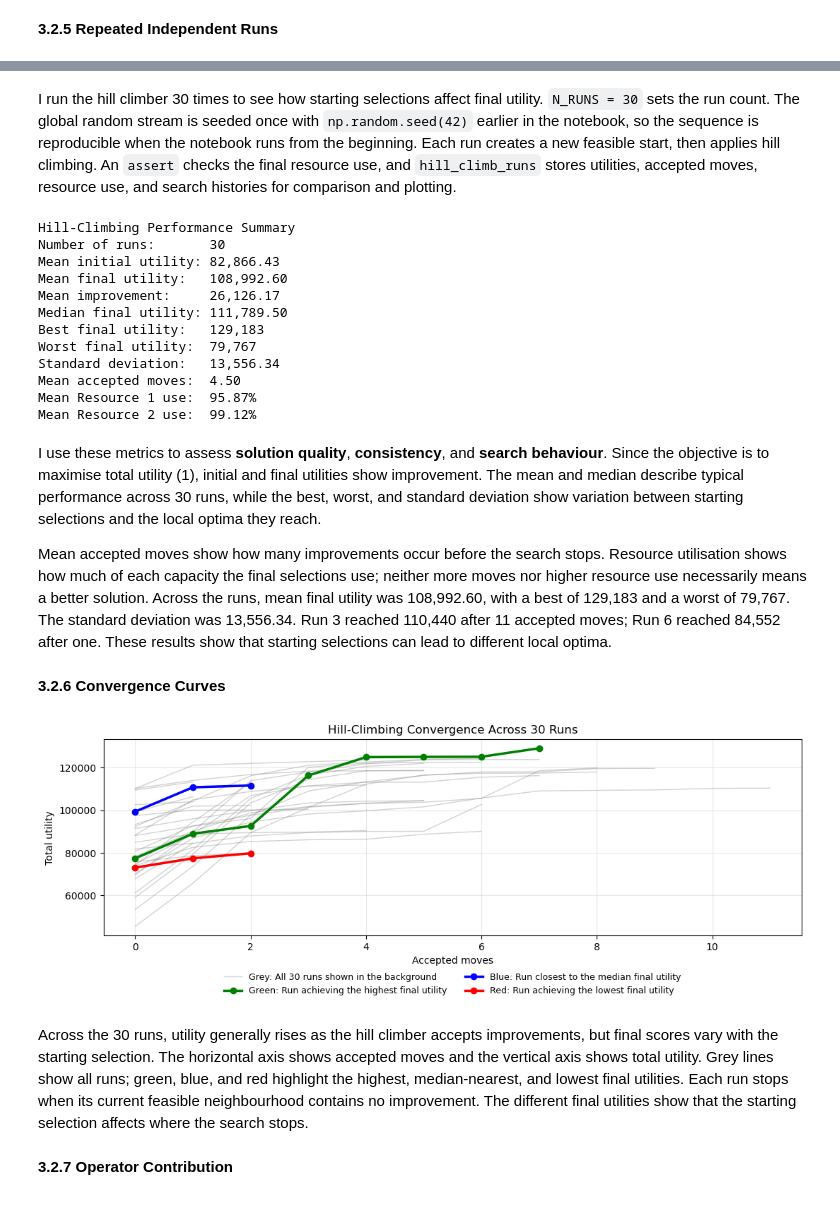
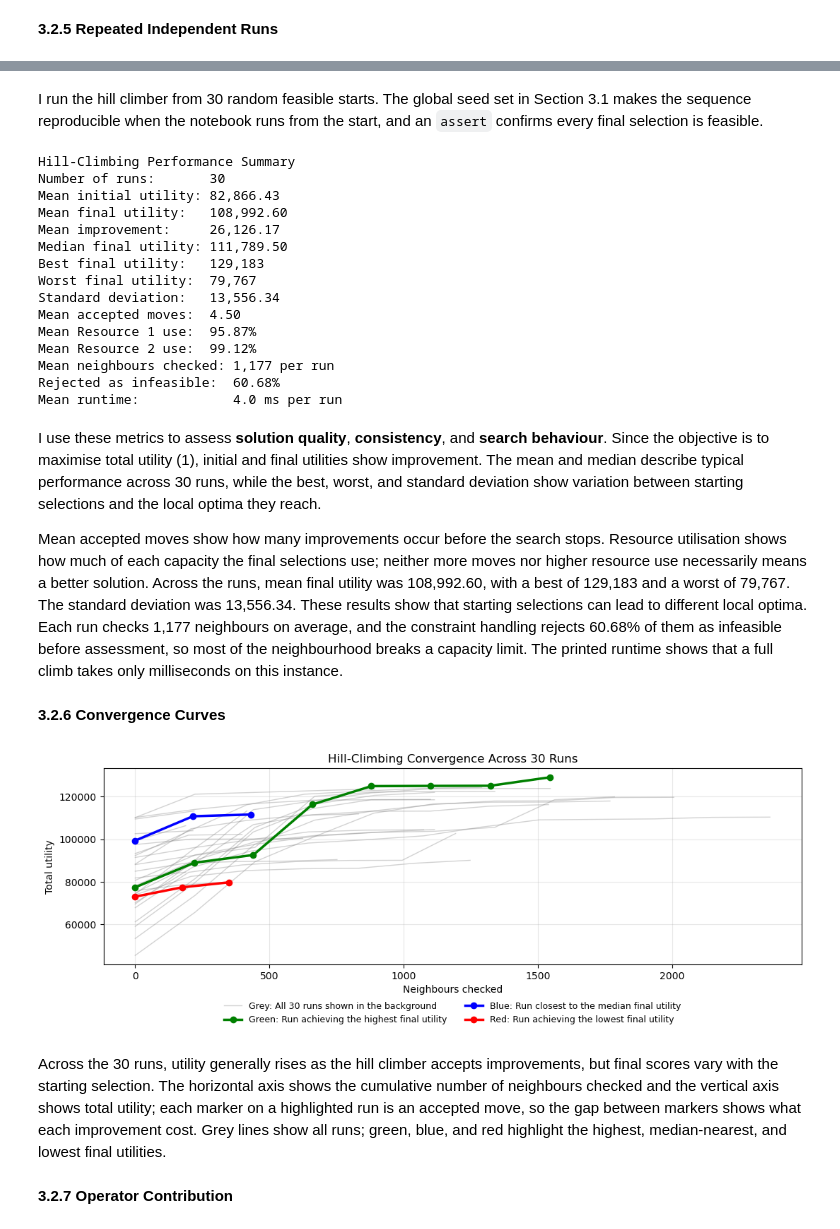
Before and after one commit to CuongMe/CSCU9YE-Artificial-Intelligence-30065980, a Jupyter notebook: 30065980_CSCU9YE_Assignment.ipynb, the cells around one changed output, grey strips where cells are left out. Drawn from its saved outputs; the diff is of its cells as text; code cells hidden in the pictures.

```diff
--- a/30065980_CSCU9YE_Assignment.ipynb
+++ b/30065980_CSCU9YE_Assignment.ipynb
@@ -463,10 +461,15 @@ def hill_climb(initial_solution, utilities, demands, capacities):
     utility_history = [utility]
     solution_history = [solution.copy()]
     accepted_moves = 0
+    counts = {"checked": 0, "rejected": 0, "history": [0]}
 
     while True:
 
-        neighbours = generate_feasible_neighbors(solution, demands, capacities)
+        neighbours = list(generate_feasible_neighbors(solution, demands, capacities))
+        selected = int(solution.sum())
+        checked = len(solution) + selected * (len(solution) - selected)  # all flips and swaps
+        counts["checked"] += checked
+        counts["rejected"] += checked - len(neighbours)
         candidate, candidate_utility, improved = assess_and_select(solution, neighbours, utilities)
 
         if not improved:
@@ -475,15 +478,16 @@ def hill_climb(initial_solution, utilities, demands, capacities):
         solution = candidate
         utility = candidate_utility
         accepted_moves += 1
+        counts["history"].append(counts["checked"])
         utility_history.append(utility)
         solution_history.append(solution.copy())
 
-    return solution, utility, accepted_moves, utility_history, solution_history
+    return solution, utility, accepted_moves, utility_history, solution_history, counts
 # %% [markdown]
 At each iteration, `hill_climb()` checks the full feasible neighbourhood and accepts its highest-utility improvement. With 28 models, there are at most 28 bit flips and 196 swaps, so checking up to 224 candidates per iteration is manageable. First-improvement search would stop sooner, but its choice can depend on candidate order and may give a smaller gain. A local optimum in this neighbourhood may still fall short of the global optimum. Because capacities are hard limits, I reject infeasible neighbours before assessment; a penalty would require a chosen weight and could still rank infeasible solutions. The search stops when no feasible neighbour improves utility.
 # %%
 result = hill_climb(initial_solution, p1, R1, b1)
-final_solution, final_utility, accepted_moves, utility_history, solution_history = result
+final_solution, final_utility, accepted_moves, utility_history, solution_history, _ = result
 final_usage = R1 @ final_solution
 
 print("Initial utility:", utility_history[0])
@@ -519,7 +523,9 @@ hill_climb_runs = []
 for run in range(N_RUNS):
     initial = random_feasible_start(p1, R1, b1)
 
-    solution, utility, moves, utility_history, solution_history = hill_climb(initial, p1, R1, b1)
+    start_time = time.perf_counter()
+    solution, utility, moves, utility_history, solution_history, counts = hill_climb(initial, p1, R1, b1)
+    runtime = time.perf_counter() - start_time
 
     resource_usage = R1 @ solution
     assert np.all(resource_usage <= b1 + FEASIBILITY_TOL)
@@ -531,7 +537,11 @@ for run in range(N_RUNS):
         "accepted_moves": moves,
         "resource_usage": resource_usage,
         "utility_history": utility_history,
-        "solution_history": solution_history
+        "solution_history": solution_history,
+        "neighbours_checked": counts["checked"],
+        "neighbours_rejected": counts["rejected"],
+        "checked_history": counts["history"],
+        "runtime_s": runtime,
     })
 
     print(f"Run {run + 1}: {utility_history[0]:.0f} → {utility:.0f}, {moves} moves")
@@ -554,12 +564,15 @@ Run 28: 75789 → 79767, 2 moves
 Run 29: 102292 → 102292, 0 moves
 Run 30: 102647 → 104037, 1 moves
 # %% [markdown]
-I run the hill climber 30 times to see how starting selections affect final utility. `N_RUNS = 30` sets the run count. The global random stream is seeded once with `np.random.seed(42)` earlier in the notebook, so the sequence is reproducible when the notebook runs from the beginning. Each run creates a new feasible start, then applies hill climbing. An `assert` checks the final resource use, and `hill_climb_runs` stores utilities, accepted moves, resource use, and search histories for comparison and plotting.
+I run the hill climber from 30 random feasible starts. The global seed set in Section 3.1 makes the sequence reproducible when the notebook runs from the start, and an `assert` confirms every final selection is feasible.
 # %%
 initial_utilities = np.array([run["initial_utility"] for run in hill_climb_runs])
 final_utilities = np.array([run["final_utility"] for run in hill_climb_runs])
 moves = np.array([run["accepted_moves"] for run in hill_climb_runs])
 resource_usage = np.array([run["resource_usage"] for run in hill_climb_runs])
+checked = np.array([run["neighbours_checked"] for run in hill_climb_runs])
+rejected = np.array([run["neighbours_rejected"] for run in hill_climb_runs])
+runtimes = np.array([run["runtime_s"] for run in hill_climb_runs])
 
 print("Hill-Climbing Performance Summary")
 print(f"Number of runs:       {N_RUNS}")
@@ -579,6 +592,11 @@ print(f"Standard deviation:   {final_utilities.std(ddof=1):,.2f}")
 print(f"Mean accepted moves:  {moves.mean():.2f}")
 print(f"Mean Resource 1 use:  {100 * np.mean(resource_usage[:, 0] / b1[0]):.2f}%")
 print(f"Mean Resource 2 use:  {100 * np.mean(resource_usage[:, 1] / b1[1]):.2f}%")
+
+# Cost and constraint handling: neighbours checked, share rejected as infeasible, runtime
+print(f"Mean neighbours checked: {checked.mean():,.0f} per run")
+print(f"Rejected as infeasible:  {100 * rejected.sum() / checked.sum():.2f}%")
+print(f"Mean runtime:            {1000 * runtimes.mean():.1f} ms per run")
 # %% [output]
 Hill-Climbing Performance Summary
 Number of runs:       30
@@ -592,45 +610,48 @@ Standard deviation:   13,556.34
 Mean accepted moves:  4.50
 Mean Resource 1 use:  95.87%
 Mean Resource 2 use:  99.12%
+Mean neighbours checked: 1,177 per run
+Rejected as infeasible:  60.68%
+Mean runtime:            4.0 ms per run
 # %% [markdown]
 I use these metrics to assess **solution quality**, **consistency**, and **search behaviour**. Since the objective is to maximise total utility (1), initial and final utilities show improvement. The mean and median describe typical performance across 30 runs, while the best, worst, and standard deviation show variation between starting selections and the local optima they reach.
 
-Mean accepted moves show how many improvements occur before the search stops. Resource utilisation shows how much of each capacity the final selections use; neither more moves nor higher resource use necessarily means a better solution. Across the runs, mean final utility was 108,992.60, with a best of 129,183 and a worst of 79,767. The standard deviation was 13,556.34. Run 3 reached 110,440 after 11 accepted moves; Run 6 reached 84,552 after one. These results show that starting selections can lead to different local optima.
+Mean accepted moves show how many improvements occur before the search stops. Resource utilisation shows how much of each capacity the final selections use; neither more moves nor higher resource use necessarily means a better solution. Across the runs, mean final utility was 108,992.60, with a best of 129,183 and a worst of 79,767. The standard deviation was 13,556.34. These results show that starting selections can lead to different local optima. Each run checks 1,177 neighbours on average, and the constraint handling rejects 60.68% of them as infeasible before assessment, so most of the neighbourhood breaks a capacity limit. The printed runtime shows that a full climb takes only milliseconds on this instance.
 # %% [markdown]
 **3.2.6 Convergence Curves**
 # %%
 finals = np.array([run["final_utility"] for run in hill_climb_runs])
 best = int(np.argmax(finals))
 worst = int(np.argmin(finals))
 median = int(np.argmin(np.abs(finals - np.median(finals))))
 
 fig, ax = plt.subplots(figsize=(11, 5.5))
 
 for run_index, run in enumerate(hill_climb_runs):
-    history = run["utility_history"]
+    history, checked = run["utility_history"], run["checked_history"]
     label = "Grey: All 30 runs shown in the background" if run_index == 0 else "_nolegend_"
-    ax.plot(range(len(history)), history, color="grey", alpha=0.35, linewidth=1, label=label)
+    ax.plot(checked, history, color="grey", alpha=0.35, linewidth=1, label=label)
 
 highlights = [
     (best, "Green: Run achieving the highest final utility", "green"),
     (median, "Blue: Run closest to the median final utility", "blue"),
     (worst, "Red: Run achieving the lowest final utility", "red"),
 ]
 for index, label, color in highlights:
-    history = hill_climb_runs[index]["utility_history"]
-    ax.plot(range(len(history)), history, marker="o", color=color, linewidth=2.5, label=label, zorder=3)
+    history, checked = hill_climb_runs[index]["utility_history"], hill_climb_runs[index]["checked_history"]
+    ax.plot(checked, history, marker="o", color=color, linewidth=2.5, label=label, zorder=3)
 
-ax.set_xlabel("Accepted moves")
+ax.set_xlabel("Neighbours checked")
 ax.set_ylabel("Total utility")
 ax.set_title("Hill-Climbing Convergence Across 30 Runs")
 ax.grid(alpha=0.3)
 ax.legend(loc="upper center", bbox_to_anchor=(0.5, -0.15), ncol=2, frameon=False, fontsize=9)
 fig.tight_layout(rect=(0, 0.20, 1, 1))
 plt.show()
 # %% [output]
-[figure, old version]
+[figure, new version]
 # %% [markdown]
-Across the 30 runs, utility generally rises as the hill climber accepts improvements, but final scores vary with the starting selection. The horizontal axis shows accepted moves and the vertical axis shows total utility. Grey lines show all runs; green, blue, and red highlight the highest, median-nearest, and lowest final utilities. Each run stops when its current feasible neighbourhood contains no improvement. The different final utilities show that the starting selection affects where the search stops.
+Across the 30 runs, utility generally rises as the hill climber accepts improvements, but final scores vary with the starting selection. The horizontal axis shows the cumulative number of neighbours checked and the vertical axis shows total utility; each marker on a highlighted run is an accepted move, so the gap between markers shows what each improvement cost. Grey lines show all runs; green, blue, and red highlight the highest, median-nearest, and lowest final utilities.
 # %% [markdown]
 **3.2.7 Operator Contribution**
 # %%
```
Also changed, not shown: parts of 50 cells of this notebook, 3 other files.
